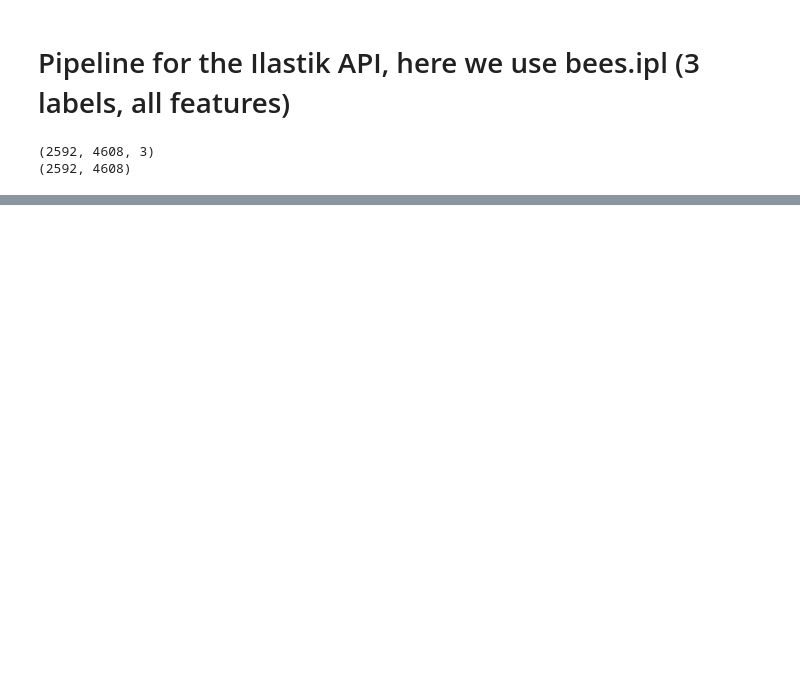
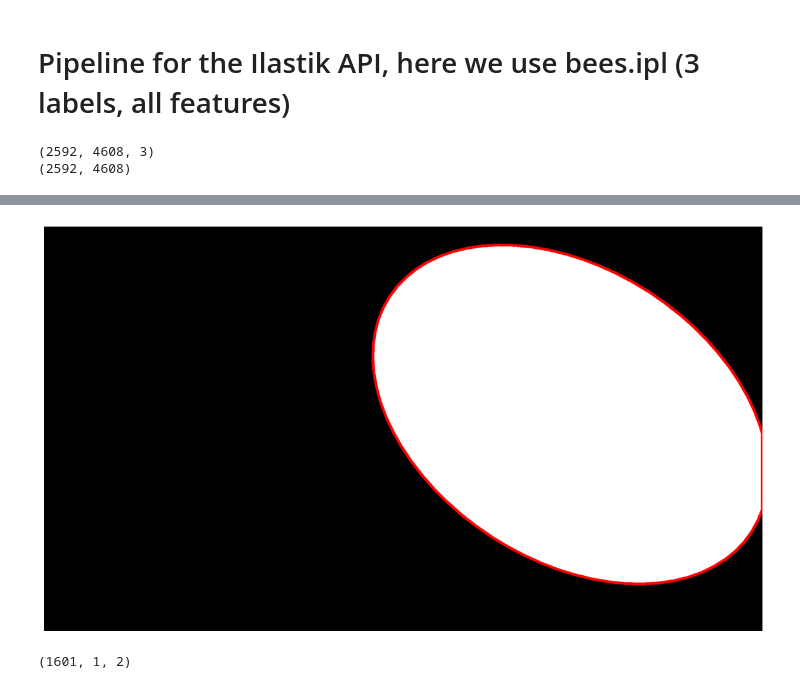
Before and after one commit to epfl-mobots/IR-imaging-2024, a Jupyter notebook: ilastik/pipeline.ipynb, the cells around one changed output, grey strips where cells are left out. Saved outputs shown, nothing was run; the diff lists cells and outputs as text; code cells hidden in the pictures; blank space fills up the shorter version.

```diff
--- a/ilastik/pipeline.ipynb
+++ b/ilastik/pipeline.ipynb
@@ -116,0 +115,17 @@ print(ellipse)
+# %%
+# make a mask consited of the ellipse
+mask_ellipse = np.zeros_like(mask_closed)
+cv2.ellipse(mask_ellipse, ellipse, color=(255,255,255), thickness=-1)
+ellipse_contours, _ = cv2.findContours(mask_ellipse, cv2.RETR_EXTERNAL, cv2.CHAIN_APPROX_SIMPLE) #find contours
+ellipse_contour = max(ellipse_contours, key=cv2.contourArea) #get the biggest contour
+mask_ellipse = cv2.cvtColor(mask_ellipse, cv2.COLOR_GRAY2BGR) #convert to BGR because drawContours only accepts BGR
+cv2.drawContours(mask_ellipse, ellipse_contours, -1, (255, 0, 0), 7) #draw the biggest contour
+fig, ax = plt.subplots(1, 1, figsize=(15, 15))
+ax.imshow(mask_ellipse, cmap='gray')
+ax.axis('off')
+# ax.set_title('Random Forest Classifier - Mask of the fitted ellipse')
+plt.show()
+print(ellipse_contour.shape)
+# %% [output]
+[figure, added]
+(1601, 1, 2)
```
Also changed, not shown: parts of 8 cells of this notebook.
